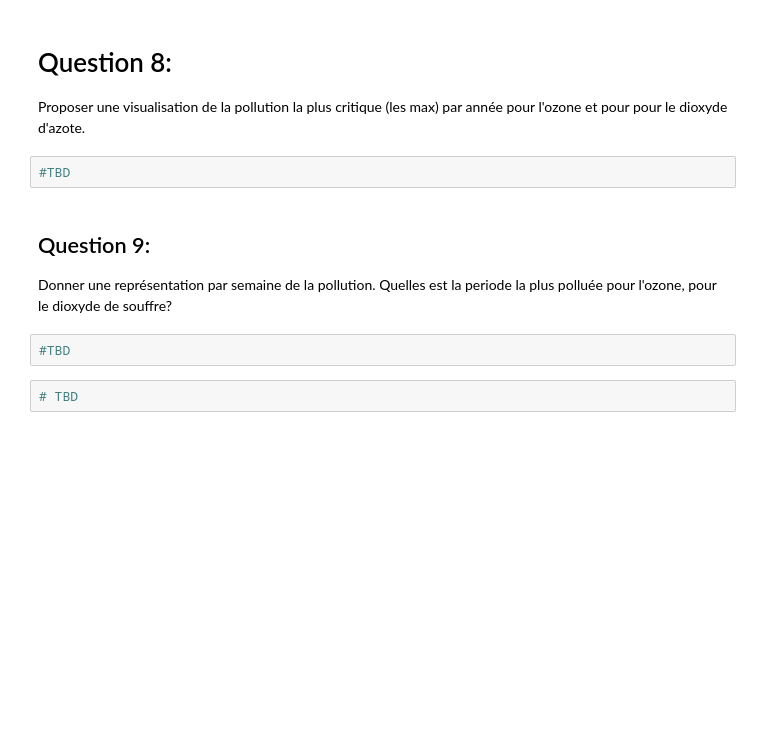
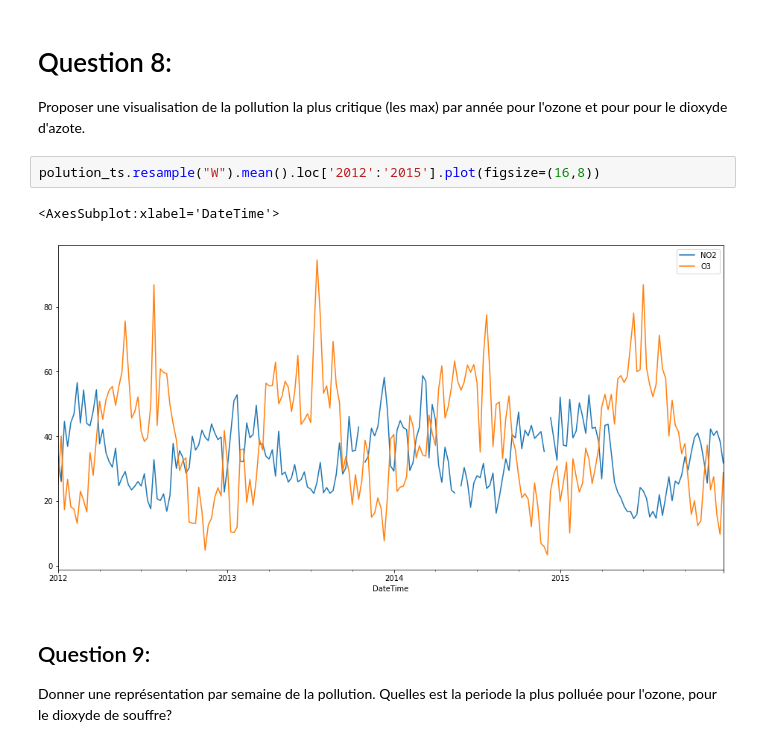
Before and after one commit to ticuss/IA-School-projects, a Jupyter notebook: Time_series/Cours_2/2-Manipulation nettoyage data et time series_ennonce.ipynb, the cells around one changed output. Saved outputs shown, nothing was run; the diff lists cells and outputs as text; blank space fills up the shorter version.

```diff
--- a/Time_series/Cours_2/2-Manipulation nettoyage data et time series_ennonce.ipynb
+++ b/Time_series/Cours_2/2-Manipulation nettoyage data et time series_ennonce.ipynb
@@ -472,12 +472,11 @@ Proposer une visualisation de la pollution pour l'ozone sur la période d'étude
 # Question 8:
  Proposer une visualisation de la pollution la plus critique (les max) par année pour l'ozone et pour pour le
 dioxyde d'azote.
-# %%
-#TBD
+# %%
+polution_ts.resample("W").mean().loc['2012':'2015'].plot(figsize=(16,8))
+# %% [output]
+<AxesSubplot:xlabel='DateTime'>
+[figure, added]
 # %% [markdown]
 ## Question 9:
 Donner une représentation par semaine de la pollution. Quelles est la periode la plus polluée pour l'ozone, pour le dioxyde de souffre?
-# %%
-#TBD
-# %%
-# TBD
```
Also changed, not shown: parts of 7 cells of this notebook, 50 other files.
